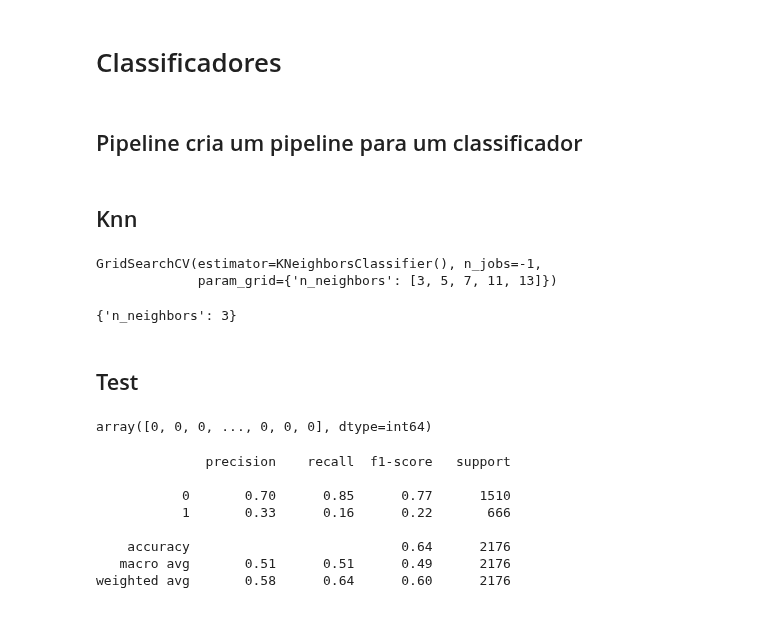
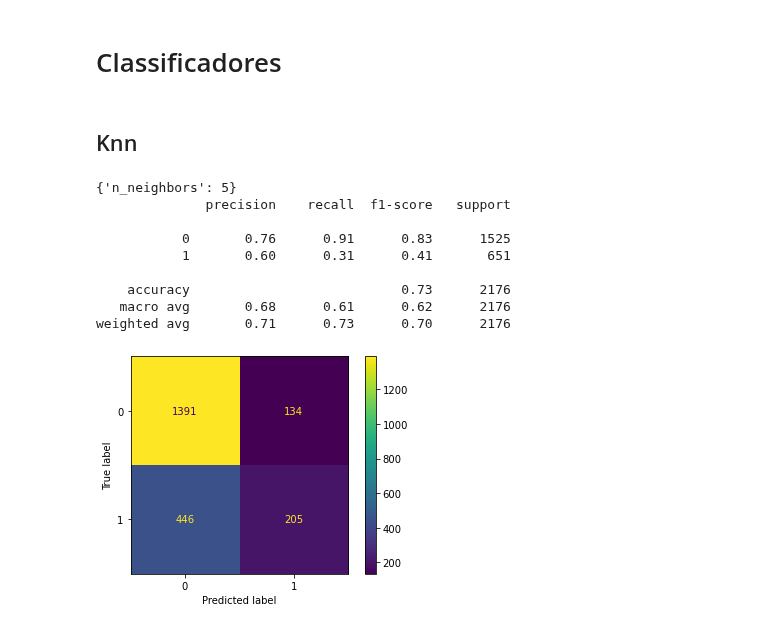
Before and after one commit to ivarejao/NLP-with-Disaster-Tweets, a Jupyter notebook: FinalProject-IgorVarejão-VitorBonella.ipynb, the cells around one changed output. Saved outputs shown, nothing was run; the diff lists cells and outputs as text; code cells hidden in the pictures.

```diff
--- a/FinalProject-IgorVarejão-VitorBonella.ipynb
+++ b/FinalProject-IgorVarejão-VitorBonella.ipynb
@@ -151,9 +148,9 @@ text_process_pipe = Pipeline([
                              ])
 # %%
 X_train = text_process_pipe.fit_transform(df_train_raw['text'])
-y_train = df_train['target']
+y_train = df_train_raw['target']
 # %%
-X_test = text_process_pipe.transform(df_test['text'])
+X_test = text_process_pipe.transform(df_test_raw['text'])
 y_test = df_test_raw['target']
 # %%
 print(f"Total variance explained: {text_process_pipe['pca'].explained_variance_ratio_.sum()*100:.2f}%")
@@ -207,41 +204,40 @@ Text(0.5, 1.05, 'Distribuição da quantidade de caracteres do tweet por classe'
 [figure]
 # %% [markdown]
 # Classificadores
-# %% [markdown]
-## Pipeline cria um pipeline para um classificador
+# %%
+from sklearn.model_selection import GridSearchCV
+from sklearn.metrics import classification_report
+from sklearn.metrics import ConfusionMatrixDisplay
+
+def test_classifier(classifier,params,X_train,y_train,X_test,y_test):
+    params = params
+    clf = GridSearchCV(classifier, params, n_jobs = -1,cv=5)
+    clf.fit(X_train, y_train)
+
+    print(clf.best_params_)
+
+    y_predicted = clf.predict(X_test)
+
+    print(classification_report(y_test, y_predicted))
+    ConfusionMatrixDisplay.from_predictions(y_test, y_predicted);
+
+    return clf
 # %% [markdown]
 ## Knn
 # %%
 from sklearn.neighbors import KNeighborsClassifier
-from sklearn.model_selection import GridSearchCV
 
 params = {'n_neighbors': [3,5,7,11,13]}
 
-clf = GridSearchCV(KNeighborsClassifier(), params, n_jobs = -1)
-clf.fit(X_train, y_train)
+knn = test_classifier(KNeighborsClassifier(),params,X_train,y_train,X_test,y_test)
 # %% [output]
-GridSearchCV(estimator=KNeighborsClassifier(), n_jobs=-1,
-             param_grid={'n_neighbors': [3, 5, 7, 11, 13]})
+{'n_neighbors': 5}
+              precision    recall  f1-score   support
+
+           0       0.76      0.91      0.83      1525
+           1       0.60      0.31      0.41       651
+
+    accuracy                           0.73      2176
+   macro avg       0.68      0.61      0.62      2176
+weighted avg       0.71      0.73      0.70      2176
+[figure, added]
-# %%
-clf.best_params_
-# %% [output]
-{'n_neighbors': 3}
-# %% [markdown]
-## Test
-# %%
-y_predicted = clf.predict(X_test)
-y_predicted
-# %% [output]
-array([0, 0, 0, ..., 0, 0, 0], dtype=int64)
-# %%
-from sklearn.metrics import classification_report
-print(classification_report(y_test, y_predicted))
-# %% [output]
-              precision    recall  f1-score   support
-
-           0       0.70      0.85      0.77      1510
-           1       0.33      0.16      0.22       666
-
-    accuracy                           0.64      2176
-   macro avg       0.51      0.51      0.49      2176
-weighted avg       0.58      0.64      0.60      2176
```
Also changed, not shown: parts of 10 cells of this notebook, 1 other file.
